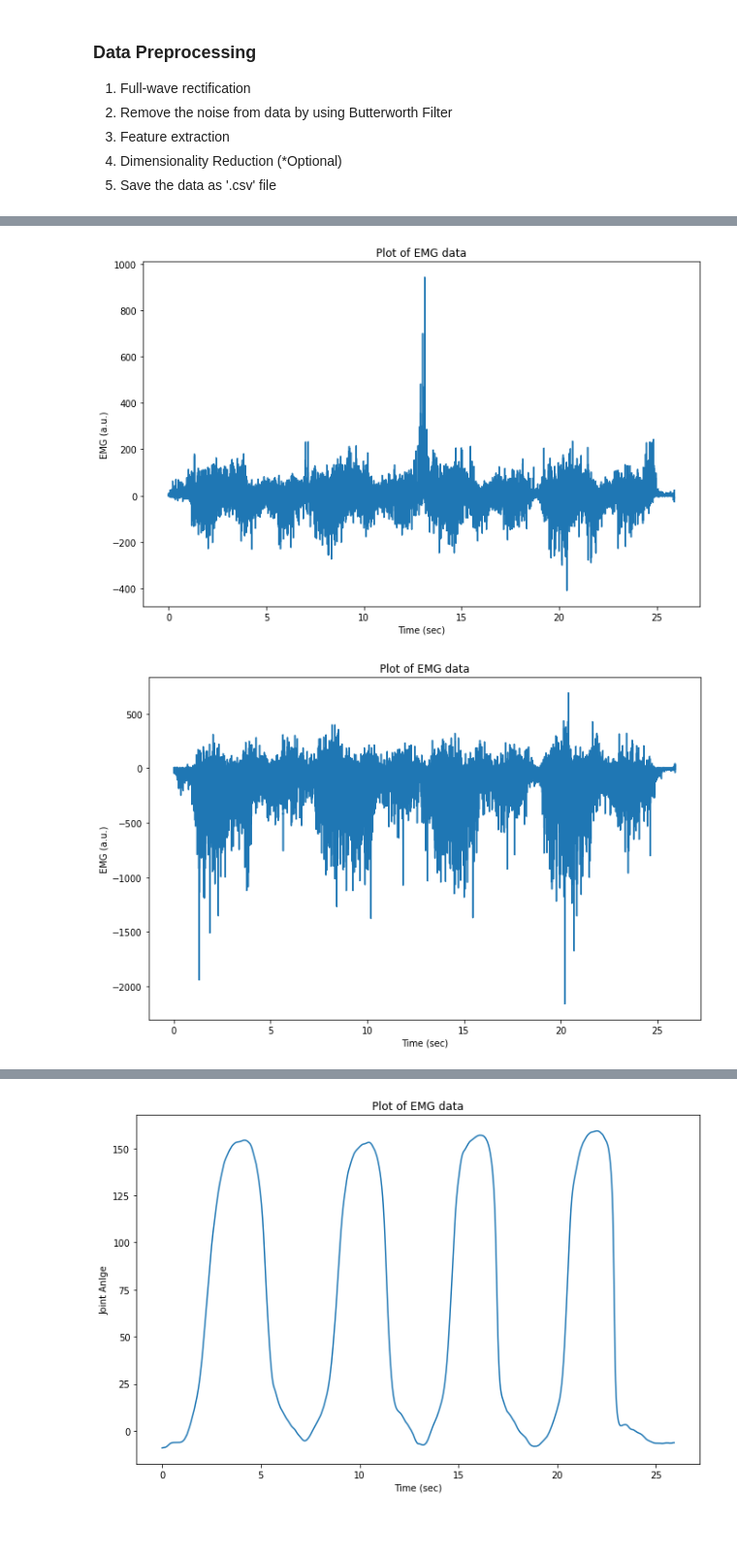
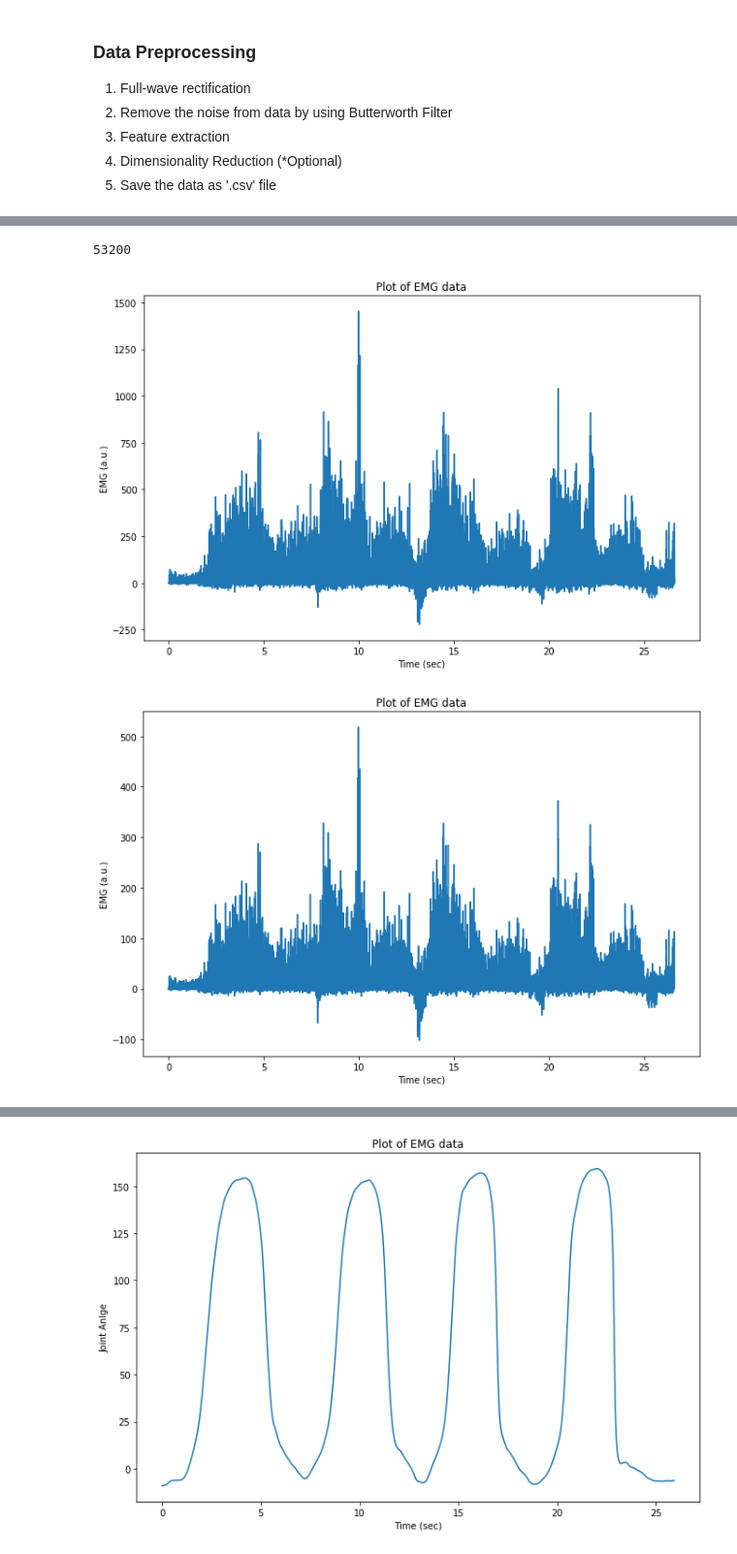
Before and after one commit to jiruifu-jerry0219/UpperLimbEstimator, a Jupyter notebook: data_process/DataPreprocess.ipynb, the cells around one changed output, grey strips where cells are left out. Shown: that part at 97% size. Drawn from its saved outputs; the diff is of its cells as text; code cells hidden in the pictures; blank space fills up the shorter version.

```diff
--- a/data_process/DataPreprocess.ipynb
+++ b/data_process/DataPreprocess.ipynb
@@ -24,7 +24,7 @@ def full_wave_rectify(signal):
     rectify_emg = np.absolute(signal)
     return rectify_emg
 
-def band_pass(signal, fs = 2000, high_band = 450, low_band = 20, order = 4):
+def band_pass(signal, fs = 2000, high_band = 1000, low_band = 10, order = 4):
     """
     signal: rectified EMG data
     high_band: high pass filter cut off frequency
@@ -33,8 +33,8 @@ def band_pass(signal, fs = 2000, high_band = 450, low_band = 20, order = 4):
     order: order of filter
     """
     # normalize cut-off frequency by sampling frequency
-#     high_band = high_band / (fs)
-#     low_band = low_band / (fs)
+    high_band = high_band / (fs)
+    low_band = low_band / (fs)
     # create bandpass filter gain
     b, a = scipy.signal.butter(order, [low_band, high_band], btype='bandpass', analog = False)
 
@@ -53,8 +53,8 @@ def low_pass(signal, fs = 2000, low_pass = 10, order = 4):
     # normalize cut-off frequency
     low_pass = low_pass / (fs / 2)
     #create lowpass filter
-    b, a = scipy.signal.butter(order, low_pass, btype = 'lowpass', analog = True)
-    emg_envelop = scipy.signal.filtfilt(b, a, signal, padlen = 1, axis = 1)
+    b, a = scipy.signal.butter(order, low_pass, btype = 'lowpass', analog = False)
+    emg_envelop = scipy.signal.filtfilt(b, a, signal, padlen = 1)
     return emg_envelop
 
 def high_pass(signal, fs = 2000, high_pass = 10, order = 4):
@@ -79,4 +84,5 @@ def high_pass(signal, fs = 2000, high_pass = 10, order = 4):
 # %%
-path = r'/home/jerry/GitHub/EMG_regressive_model/data_process/raw_data'
+# path = r'/home/jerry/GitHub/EMG_regressive_model/data_process/raw_data'
+path = r'D:/GitHub/EMG_regressive_model/data_process/raw_data'
 all_files = glob.glob(path+'/*.csv')
 dfList = []
@@ -116,10 +97,0 @@ lowEmg = low_pass(highEmg, order = 4, low_pass = 1000, fs = 2000)
-# %%
-for i in range(3):
-    fig = plt.figure()
-    plt.plot(time, rectEmg[:, i])
-    plt.xlabel('Time (sec)')
-    plt.ylabel('EMG (a.u.)')
-    plt.title('Plot of EMG data')
-    fig_name = 'filtEmg2.png'
-    fig.set_size_inches(w=11,h=7)
-    fig.savefig(fig_name)
@@ -130,13 +98,33 @@ for i in range(3):
+# %%
+# Create the dataframe for EMG data and Joint angle
+emgData = allData.iloc[:, 3:6]
+angleData = allData.iloc[:, 32:33]
+
+#Convert the dataframe to numpy array
+emg = emgData.to_numpy()
+time = np.array([i/2000 for i in range(0, len(emg), 1)]) # sampling rate 2000 Hz
+mean = np.mean(emg, axis = 0)
+emgAvg = emg - mean
+
+angle = angleData.to_numpy()
+# Perform the full wave rectification
+rectEmg = full_wave_rectify(emgAvg)
+bpEmg = band_pass(rectEmg, 2000, 1000, 10, 4)
+print(len(rectEmg))
+# highEmg = high_pass(rectEmg, order = 8, high_pass = 15, fs = 2000)
+# lowEmg = low_pass(highEmg, order = 4, low_pass = 1000, fs = 2000)
+# %% [output]
+53200
 # %%
 for i in range(3):
     fig = plt.figure()
-    plt.plot(time, lowEmg[:, i])
+    plt.plot(time, bpEmg[:, i])
     plt.xlabel('Time (sec)')
     plt.ylabel('EMG (a.u.)')
     plt.title('Plot of EMG data')
-    fig_name = 'filtEmg2.png'
+    fig_name = 'Filt'+str(i)+'.png'
     fig.set_size_inches(w=11,h=7)
     fig.savefig(fig_name)
 # %% [output]
-[figure, old version]
+[figure, new version]
-[figure, old version]
+[figure, new version]
```
Also changed, not shown: parts of 6 cells of this notebook, 12 other files.
